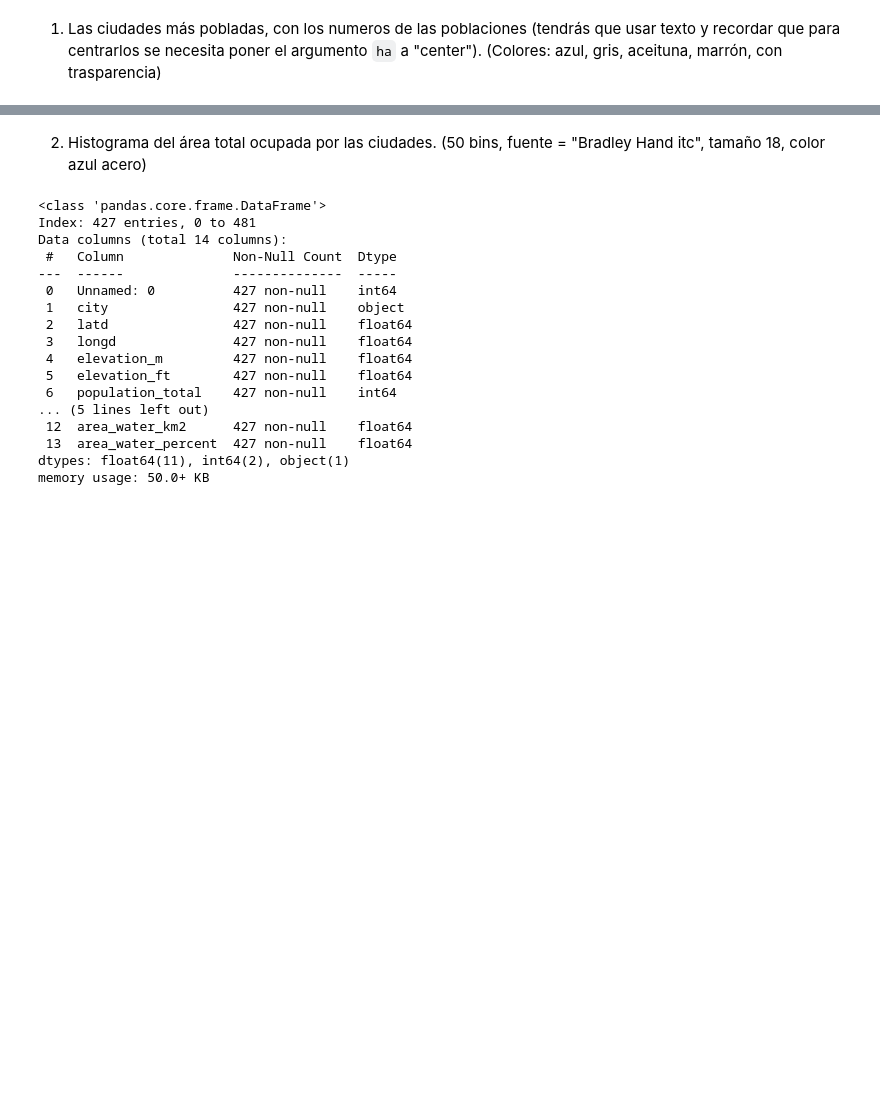
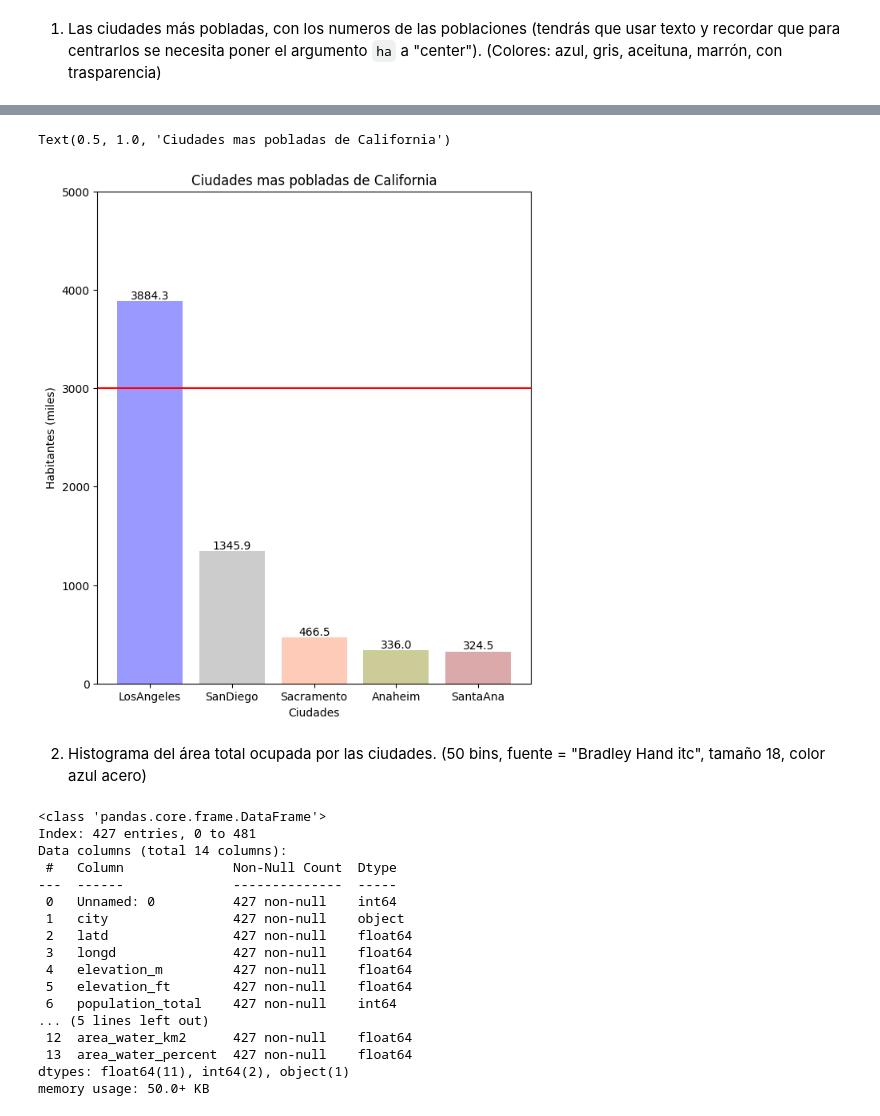
Before and after one commit to mailliwJ/ONLINE_DS_THEBRIDGE_exercises, a Jupyter notebook: 03_Analisis_de_Datos/Sprint_08/Unidad_01/Practica_Obligatoria/18_Practica_Obligatoria_Visualizacion_Basica.ipynb, the cells around one changed output, grey strips where cells are left out. Saved outputs shown, nothing was run; the diff lists cells and outputs as text; code cells hidden in the pictures; blank space fills up the shorter version.

```diff
--- a/03_Analisis_de_Datos/Sprint_08/Unidad_01/Practica_Obligatoria/18_Practica_Obligatoria_Visualizacion_Basica.ipynb
+++ b/03_Analisis_de_Datos/Sprint_08/Unidad_01/Practica_Obligatoria/18_Practica_Obligatoria_Visualizacion_Basica.ipynb
@@ -116,0 +127,18 @@ Text(0.5, 1.0, 'Ciudades mas pobladas de California')
+# %%
+fig, ax = plt.subplots(figsize=(7,8))
+
+bars = ax.bar(cities, pops/1000, color=colores,alpha=0.4)
+
+for bar in bars:
+    height = bar.get_height()
+    ax.text(bar.get_x() + bar.get_width()/2, height, f'{height:.1f}', ha='center',va='bottom')
+
+ax.set_ylim(0,5000)
+ax.axhline(3000, color='red')
+
+ax.set_xlabel("Ciudades")
+ax.set_ylabel("Habitantes (miles)")
+ax.set_title("Ciudades mas pobladas de California")
+# %% [output]
+Text(0.5, 1.0, 'Ciudades mas pobladas de California')
+[figure, added]
```
Also changed, not shown: parts of 7 cells of this notebook, 2 other files.
